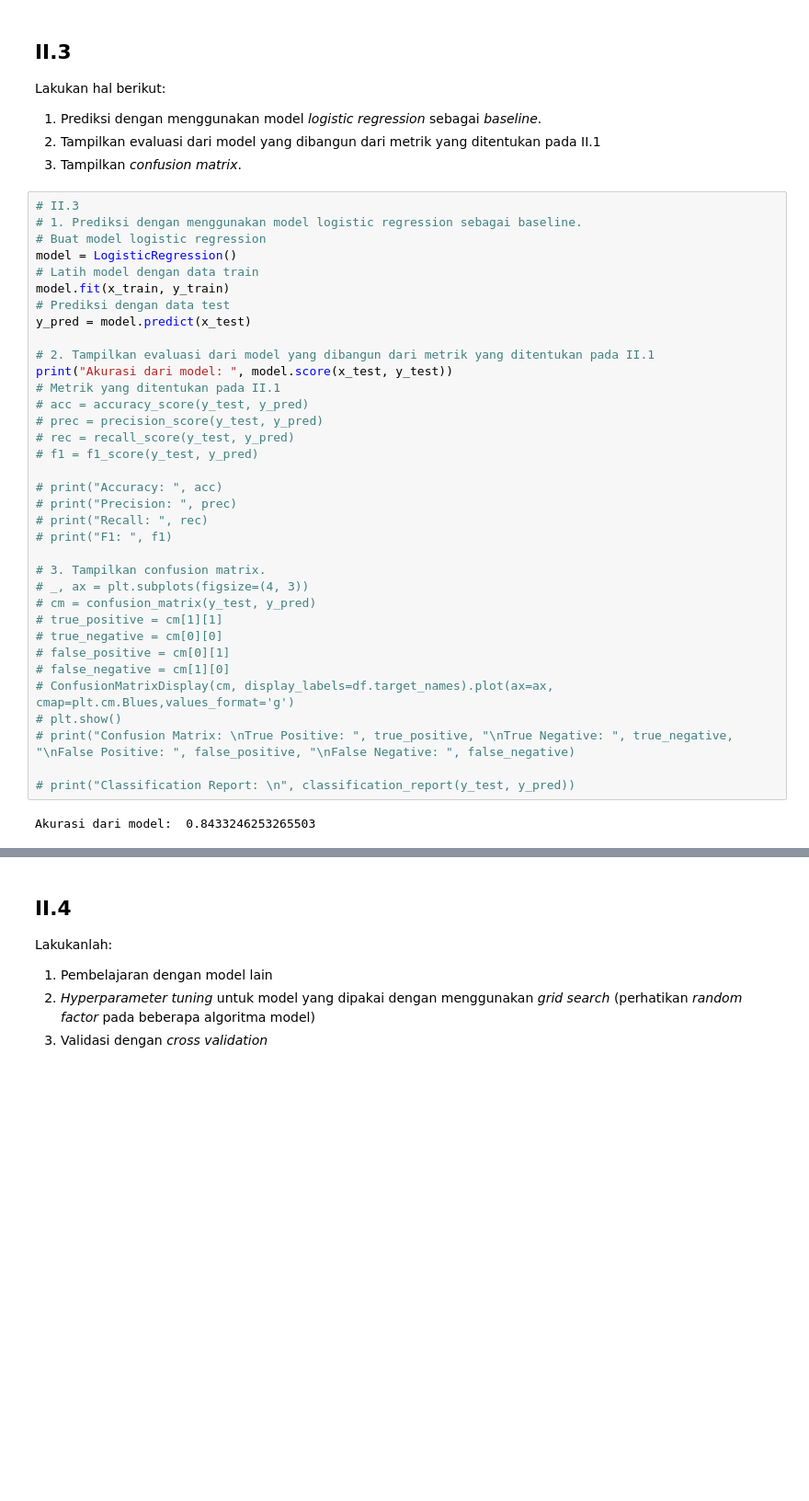
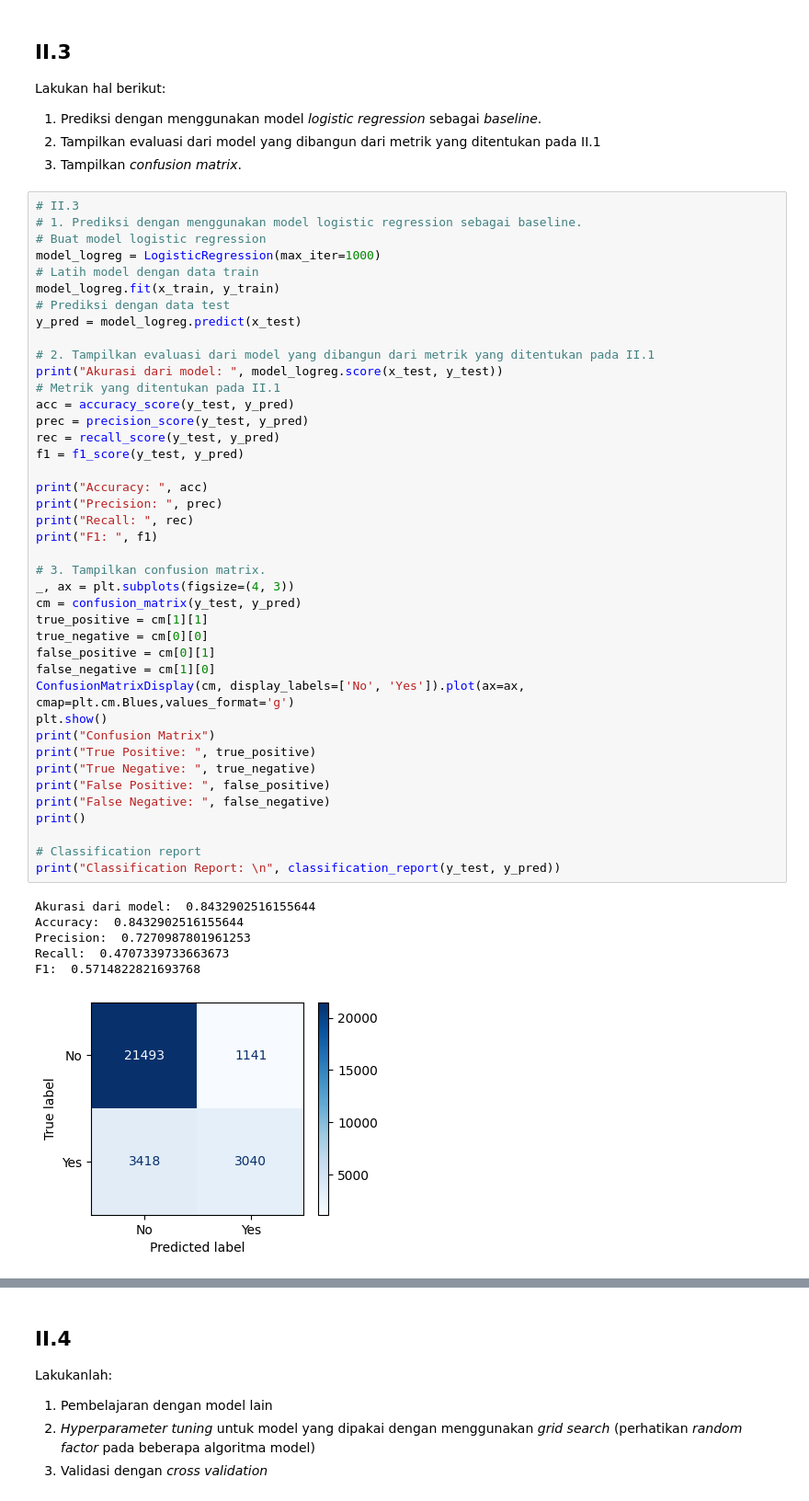
Before and after one commit to VieriMansyl/prapraktikum-ml, a Jupyter notebook: Tugas_Prapraktikum_IF3270.ipynb, the cells around one changed output, grey strips where cells are left out. Shown at 92% size. Saved outputs shown, nothing was run; the diff lists cells and outputs as text; blank space fills up the shorter version.

```diff
--- a/Tugas_Prapraktikum_IF3270.ipynb
+++ b/Tugas_Prapraktikum_IF3270.ipynb
@@ -281,37 +282,48 @@ Lakukan hal berikut:
 # %%
 # II.3
 # 1. Prediksi dengan menggunakan model logistic regression sebagai baseline.
 # Buat model logistic regression
-model = LogisticRegression()
+model_logreg = LogisticRegression(max_iter=1000)
 # Latih model dengan data train
-model.fit(x_train, y_train)
+model_logreg.fit(x_train, y_train)
 # Prediksi dengan data test
-y_pred = model.predict(x_test)
+y_pred = model_logreg.predict(x_test)
 
 # 2. Tampilkan evaluasi dari model yang dibangun dari metrik yang ditentukan pada II.1
-print("Akurasi dari model: ", model.score(x_test, y_test))
+print("Akurasi dari model: ", model_logreg.score(x_test, y_test))
 # Metrik yang ditentukan pada II.1
-# acc = accuracy_score(y_test, y_pred)
-# prec = precision_score(y_test, y_pred)
-# rec = recall_score(y_test, y_pred)
-# f1 = f1_score(y_test, y_pred)
+acc = accuracy_score(y_test, y_pred)
+prec = precision_score(y_test, y_pred)
+rec = recall_score(y_test, y_pred)
+f1 = f1_score(y_test, y_pred)
 
-# print("Accuracy: ", acc)
-# print("Precision: ", prec)
-# print("Recall: ", rec)
-# print("F1: ", f1)
+print("Accuracy: ", acc)
+print("Precision: ", prec)
+print("Recall: ", rec)
+print("F1: ", f1)
 
 # 3. Tampilkan confusion matrix.
-# _, ax = plt.subplots(figsize=(4, 3))
-# cm = confusion_matrix(y_test, y_pred)
-# true_positive = cm[1][1]
-# true_negative = cm[0][0]
-# false_positive = cm[0][1]
-# false_negative = cm[1][0]
-# ConfusionMatrixDisplay(cm, display_labels=df.target_names).plot(ax=ax, cmap=plt.cm.Blues,values_format='g')
-# plt.show()
-# print("Confusion Matrix: \nTrue Positive: ", true_positive, "\nTrue Negative: ", true_negative, "\nFalse Positive: ", false_positive, "\nFalse Negative: ", false_negative)
+_, ax = plt.subplots(figsize=(4, 3))
+cm = confusion_matrix(y_test, y_pred)
+true_positive = cm[1][1]
+true_negative = cm[0][0]
+false_positive = cm[0][1]
+false_negative = cm[1][0]
+ConfusionMatrixDisplay(cm, display_labels=['No', 'Yes']).plot(ax=ax, cmap=plt.cm.Blues,values_format='g')
+plt.show()
+print("Confusion Matrix")
+print("True Positive: ", true_positive)
+print("True Negative: ", true_negative)
+print("False Positive: ", false_positive)
+print("False Negative: ", false_negative)
+print()
 
-# print("Classification Report: \n", classification_report(y_test, y_pred))
+# Classification report
+print("Classification Report: \n", classification_report(y_test, y_pred))
 # %% [output]
-Akurasi dari model:  0.8433246253265503
+Akurasi dari model:  0.8432902516155644
+Accuracy:  0.8432902516155644
+Precision:  0.7270987801961253
+Recall:  0.4707339733663673
+F1:  0.5714822821693768
+[figure, added]
```
Also changed, not shown: parts of 4 cells of this notebook.
